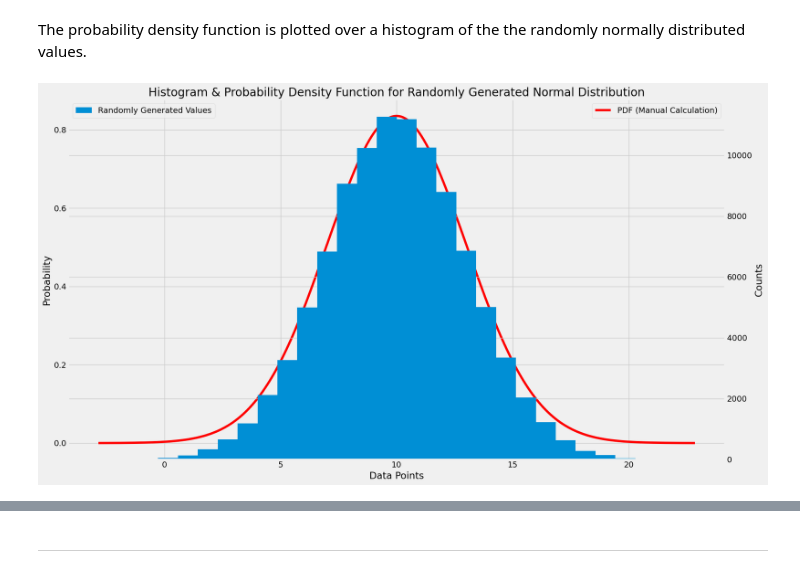
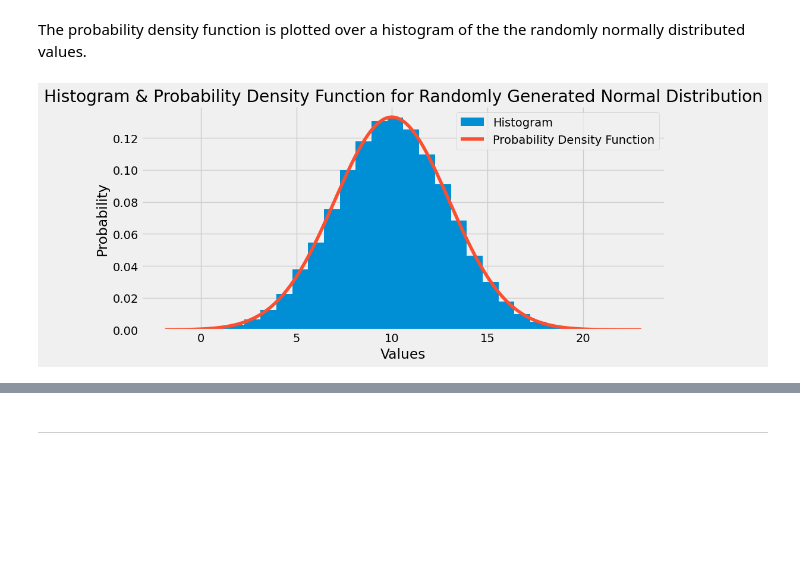
Before and after one commit to humphs078/applied_statistics, a Jupyter notebook: tasks.ipynb, the cells around one changed output, grey strips where cells are left out. Saved outputs shown, nothing was run; the diff lists cells and outputs as text; code cells hidden in the pictures; blank space fills up the shorter version.

```diff
--- a/tasks.ipynb
+++ b/tasks.ipynb
@@ -420,10 +427,11 @@ In this instance $\mu = 10$ and $\sigma = 3$
 
 A Python function is defined to return the probability density function based on the above mathematical function.
 # %%
-# function ref - https://builtin.com/artificial-intelligence/gaussian-naive-bayes
+# based on code found at:
+# https://numpy.org/doc/2.0/reference/random/generated/numpy.random.normal.html
 def normal_dist(x , mean , sd):
-      prob_density = (1/sd*np.sqrt(2*np.pi)) * np.exp(-0.5*((x-mean)/sd)**2)
-      return prob_density
+    prob_density = 1/(sd*np.sqrt(2 * np.pi))*np.exp(-(x-mean)**2 /(2 * sd**2))
+    return prob_density
 # %%
 # Assign the max & min values to a variable
 max = values.max()
@@ -439,29 +447,23 @@ The probability density function for the x_axis variable is returned.
 pdf = normal_dist(x_axis, mu, sigma)
 # %% [markdown]
 The probability density function is plotted over a histogram of the the randomly normally distributed values.
-# %%
-# adapted from code found here:
-# https://stackoverflow.com/questions/5484922/secondary-axis-with-twinx-how-to-add-to-legend
-# https://matplotlib.org/stable/gallery/subplots_axes_and_figures/two_scales.html#plots-with-different-scales
-
-# create an empty plot
-fig, ax = plt.subplots(figsize=(18,10))
-
-g1 = ax.plot(x_axis, pdf, color = 'red', label="PDF (Manual Calculation)")
-ax2 = ax.twinx()
-g2 = ax2.hist(values, bins=n_bins, label="Randomly Generated Values")
-ax.set_title('Histogram & Probability Density Function for Randomly Generated Normal Distribution')
-
-# display legends
-ax.legend(loc=1)
-ax2.legend(loc=2)
-
-ax.set_xlabel("Data Points")
-ax.set_ylabel("Probability")
-ax2.set_ylabel("Counts")
-
-plt.tight_layout()
-plt.show()
-# %% [output]
-[figure, removed]
+# %%
+# adapted from code found here:
+
+# create an empty plot
+fig, ax = plt.subplots()
+
+# plot the histogram and PDF
+ax.hist(values, bins=n_bins, density=True, label='Histogram')
+ax.plot(x_axis, pdf, label='Probability Density Function')
+ax.legend()
+ax.set_title('Histogram & Probability Density Function for Randomly Generated Normal Distribution')
+
+# show the plots
+plt.xlabel('Values')
+plt.ylabel('Probability')
+plt.tight_layout()
+plt.show()
+# %% [output]
+[figure, added]
 # %% [markdown]
```
Also changed, not shown: parts of 10 cells of this notebook, 1 other file.
